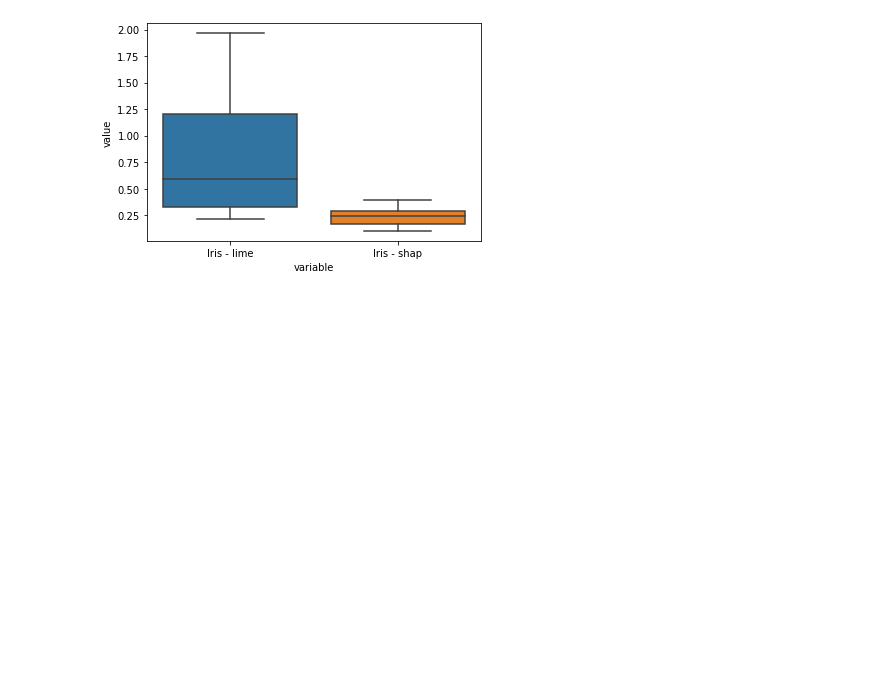
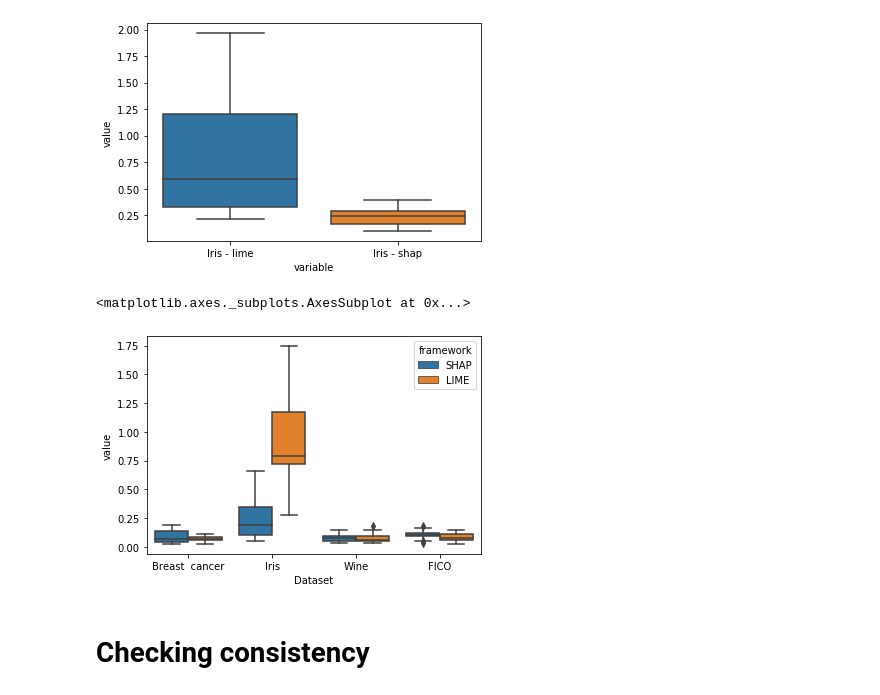
Before and after one commit to greghvk/ml_models_explainability, a Jupyter notebook: compare_frameworks.ipynb, the cells around one changed output. Drawn from its saved outputs; the diff is of its cells as text; code cells hidden in the pictures; blank space fills up the shorter version.

Commit message:
Added checking stability of interpretation methods

```diff
--- a/compare_frameworks.ipynb
+++ b/compare_frameworks.ipynb
@@ -405,3 +527,45 @@ sns.boxplot(x="variable", y="value", data=pd.melt(lip_df))
 # %% [output]
 <matplotlib.axes._subplots.AxesSubplot at 0x...>
 [figure]
+# %%
+f_shap_l = get_lipschitz(f_forest1, f_X_test1, f_y_test1, epsilon=3, sample_num=30)
+f_lime_l = get_lipschitz(f_forest1, f_X_test1, f_y_test1, epsilon=3, sample_num=30, framework='lime')
+
+w_shap_l = get_lipschitz(w_forest_model1, w_X_test1, w_y_test1, epsilon=3, sample_num=30)
+w_lime_l = get_lipschitz(w_forest_model1, w_X_test1, w_y_test1, epsilon=3, sample_num=30, framework='lime')
+
+b_shap_l = get_lipschitz(b_forest_model1, b_X_test1, b_y_test1, epsilon=3, sample_num=30)
+b_lime_l = get_lipschitz(b_forest_model1, b_X_test1, b_y_test1, epsilon=3, sample_num=30, framework='lime')
+
+i_shap_l = get_lipschitz(i_forest_model1, i_X_test1, i_y_test1, epsilon=3, sample_num=30)
+i_lime_l = get_lipschitz(i_forest_model1, i_X_test1, i_y_test1, epsilon=3, sample_num=30, framework='lime')
+# %%
+results_df = pd.DataFrame(columns=('Dataset', 'SHAP', 'LIME'))
+
+b_df = pd.DataFrame(data={'SHAP': b_shap_l[:20], 'LIME': b_lime_l[:20]})
+b_df['Dataset'] = 'Breast  cancer'
+
+results_df = results_df.append(b_df, ignore_index=True)
+
+i_df = pd.DataFrame(data={'SHAP': i_shap_l[:20], 'LIME': i_lime_l[:20]})
+i_df['Dataset'] = 'Iris'
+
+results_df = results_df.append(i_df, ignore_index=True)
+
+w_df = pd.DataFrame(data={'SHAP': w_shap_l[:20], 'LIME': w_lime_l[:20]})
+w_df['Dataset'] = 'Wine'
+
+results_df = results_df.append(w_df, ignore_index=True)
+
+f_df = pd.DataFrame(data={'SHAP': f_shap_l[:20], 'LIME': f_lime_l[:20]})
+f_df['Dataset'] = 'FICO'
+
+results_df = results_df.append(f_df, ignore_index=True)
+# %%
+dd = pd.melt(results_df, id_vars=['Dataset'], value_vars=['SHAP','LIME'], var_name='framework')
+sns.boxplot(x='Dataset', y='value', data=dd, hue='framework')
+# %% [output]
+<matplotlib.axes._subplots.AxesSubplot at 0x...>
+[figure, added]
+# %% [markdown]
+# Checking consistency
```
Also changed, not shown: parts of 17 cells of this notebook, 1 other file.
